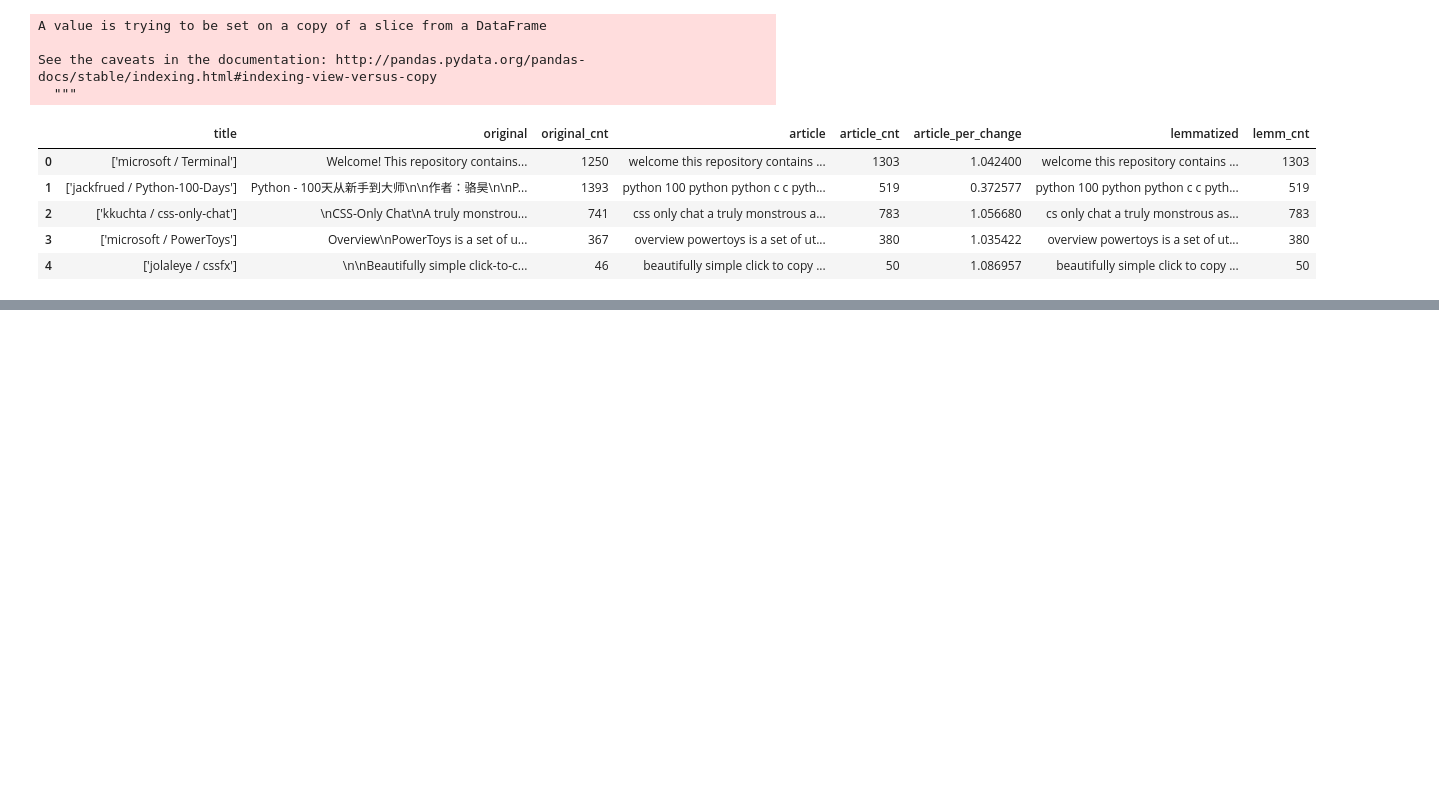
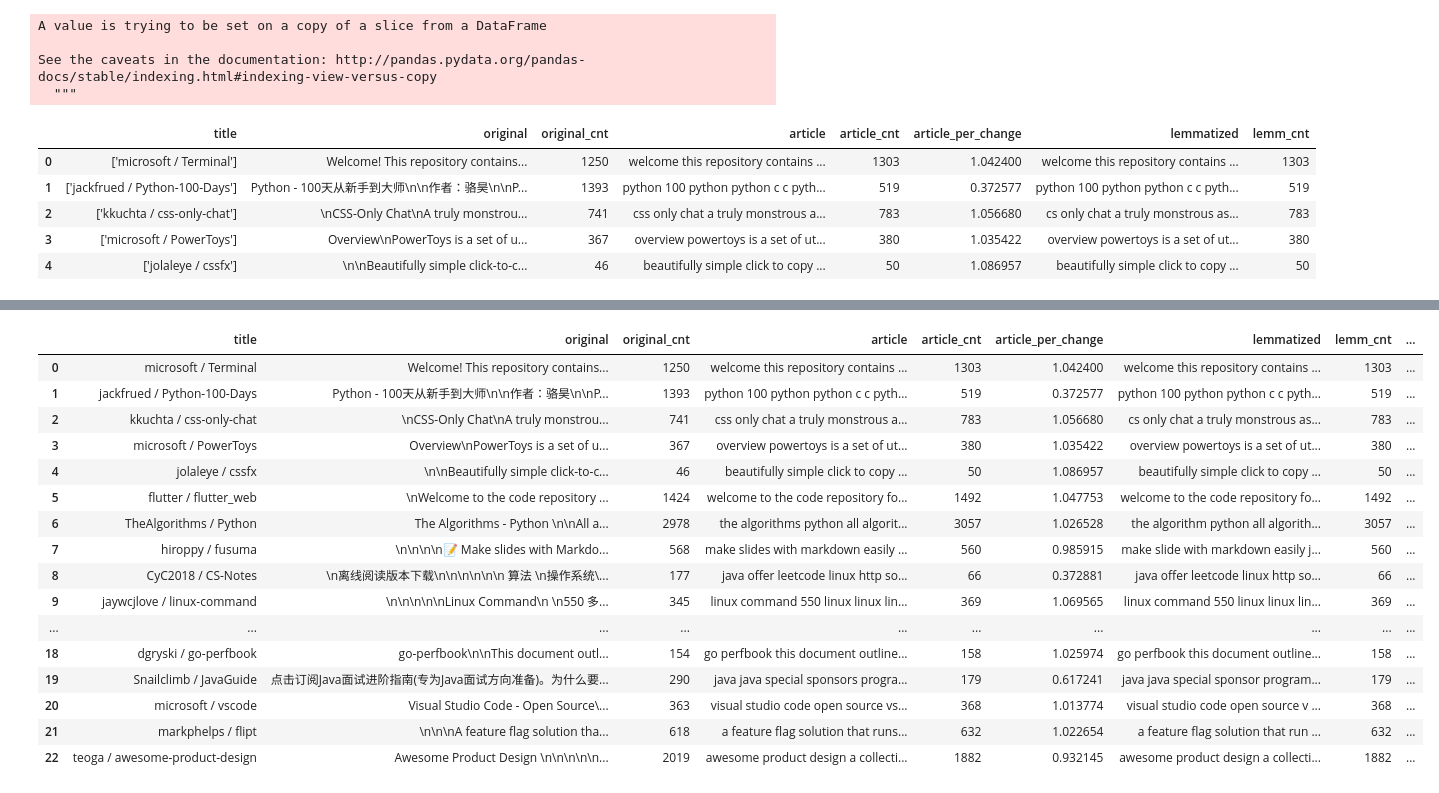
Before and after one commit to codeup-cyber-linguists/languages-classifier, a Jupyter notebook: jb_github_language_classifier.ipynb, the cells around one changed output, grey strips where cells are left out. Saved outputs shown, nothing was run; the diff lists cells and outputs as text; code cells hidden in the pictures; blank space fills up the shorter version.

Commit message:
Working on acquire for labels

```diff
--- a/jb_github_language_classifier.ipynb
+++ b/jb_github_language_classifier.ipynb
@@ -374,0 +527,3 @@ See the caveats in the documentation: http://pandas.pydata.org/pandas-docs/stabl
+# %%
+labels_df = pd.DataFrame(list(labels))
+labels_df.head()
@@ -374,0 +537,3 @@ See the caveats in the documentation: http://pandas.pydata.org/pandas-docs/stabl
+# %%
+labels_df.columns = ['title', 'language']
+labels_df.head()
@@ -374,0 +547,4 @@ See the caveats in the documentation: http://pandas.pydata.org/pandas-docs/stabl
+# %%
+df['title']= df.title.str.replace('[', '')
+df['title'] = df.title.str.replace(']', '')
+df.head()
@@ -374,0 +558,3 @@ See the caveats in the documentation: http://pandas.pydata.org/pandas-docs/stabl
+# %%
+df['title'] = df.title.str.replace('\'', '')
+df.head()
@@ -374,0 +568,21 @@ See the caveats in the documentation: http://pandas.pydata.org/pandas-docs/stabl
+# %%
+label_test = pd.merge(df, labels_df, on='title')
+label_test
+# %% [output]
+|  | title | original | original_cnt | article | article_cnt | article_per_change | lemmatized | lemm_cnt | ... |
+| 0 | microsoft / Terminal | Welcome! This repository contains... | 1250 | welcome this repository contains ... | 1303 | 1.042400 | welcome this repository contains ... | 1303 | ... |
+| 1 | jackfrued / Python-100-Days | Python - 100天从新手到大师\n\n作者：骆昊\n\nP... | 1393 | python 100 python python c c pyth... | 519 | 0.372577 | python 100 python python c c pyth... | 519 | ... |
+| 2 | kkuchta / css-only-chat | \nCSS-Only Chat\nA truly monstrou... | 741 | css only chat a truly monstrous a... | 783 | 1.056680 | cs only chat a truly monstrous as... | 783 | ... |
+| 3 | microsoft / PowerToys | Overview\nPowerToys is a set of u... | 367 | overview powertoys is a set of ut... | 380 | 1.035422 | overview powertoys is a set of ut... | 380 | ... |
+| 4 | jolaleye / cssfx | \n\nBeautifully simple click-to-c... | 46 | beautifully simple click to copy ... | 50 | 1.086957 | beautifully simple click to copy ... | 50 | ... |
+| 5 | flutter / flutter_web | \nWelcome to the code repository ... | 1424 | welcome to the code repository fo... | 1492 | 1.047753 | welcome to the code repository fo... | 1492 | ... |
+| 6 | TheAlgorithms / Python | The Algorithms - Python \n\nAll a... | 2978 | the algorithms python all algorit... | 3057 | 1.026528 | the algorithm python all algorith... | 3057 | ... |
+| 7 | hiroppy / fusuma | \n\n\n\n📝 Make slides with Markdo... | 568 | make slides with markdown easily ... | 560 | 0.985915 | make slide with markdown easily j... | 560 | ... |
+| 8 | CyC2018 / CS-Notes | \n离线阅读版本下载\n\n\n\n\n\n 算法 \n操作系统\... | 177 | java offer leetcode linux http so... | 66 | 0.372881 | java offer leetcode linux http so... | 66 | ... |
+| 9 | jaywcjlove / linux-command | \n\n\n\n\nLinux Command\n \n550 多... | 345 | linux command 550 linux linux lin... | 369 | 1.069565 | linux command 550 linux linux lin... | 369 | ... |
+| ... | ... | ... | ... | ... | ... | ... | ... | ... | ... |
+| 18 | dgryski / go-perfbook | go-perfbook\n\nThis document outl... | 154 | go perfbook this document outline... | 158 | 1.025974 | go perfbook this document outline... | 158 | ... |
+| 19 | Snailclimb / JavaGuide | 点击订阅Java面试进阶指南(专为Java面试方向准备)。为什么要... | 290 | java java special sponsors progra... | 179 | 0.617241 | java java special sponsor program... | 179 | ... |
+| 20 | microsoft / vscode | Visual Studio Code - Open Source\... | 363 | visual studio code open source vs... | 368 | 1.013774 | visual studio code open source v ... | 368 | ... |
+| 21 | markphelps / flipt | \n\n\nA feature flag solution tha... | 618 | a feature flag solution that runs... | 632 | 1.022654 | a feature flag solution that run ... | 632 | ... |
+| 22 | teoga / awesome-product-design | Awesome Product Design \n\n\n\n\n... | 2019 | awesome product design a collecti... | 1882 | 0.932145 | awesome product design a collecti... | 1882 | ... |
```
Also changed, not shown: parts of 28 cells of this notebook.
